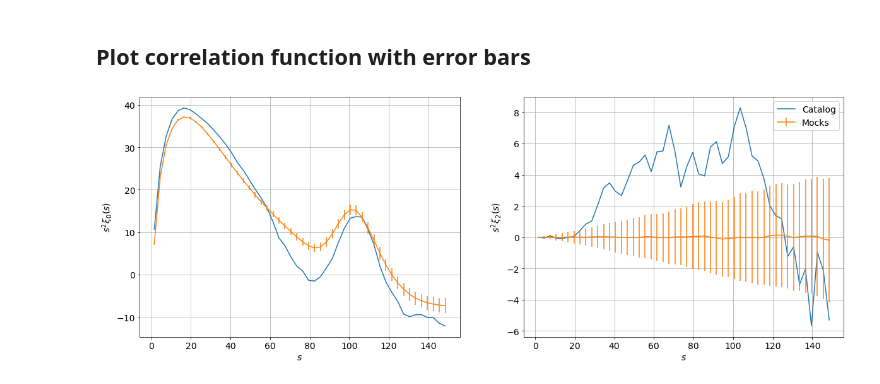
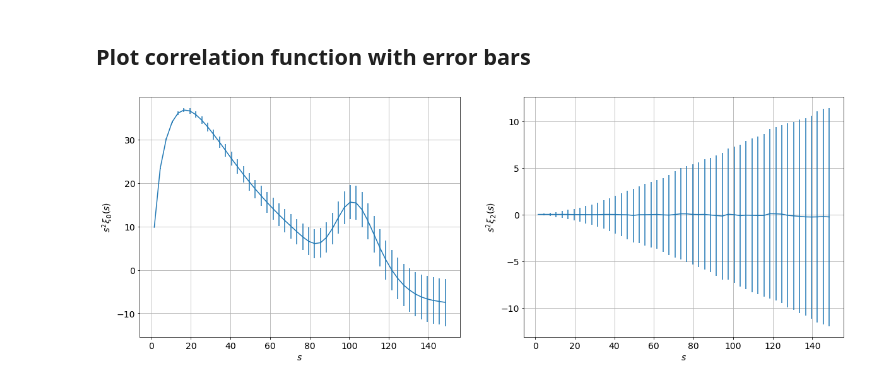
Before and after one commit to mathildepinon/densitysplit, a Jupyter notebook: nb/LogNormalMocks_2PCF.ipynb, the cells around one changed output. Saved outputs shown, nothing was run; the diff lists cells and outputs as text; code cells hidden in the pictures.

```diff
--- a/nb/LogNormalMocks_2PCF.ipynb
+++ b/nb/LogNormalMocks_2PCF.ipynb
@@ -163,21 +39,11 @@ results = generate_N_2PCF(catalog, nmocks=1000, bias=bias, save_each=False)
 # %%
-np.save(output_dir+catalog.name+'_1000_mocks_2PCF', results)
+mocks_results = np.load(output_dir+catalog.name+'_1000_mocks_2PCF.npy', allow_pickle=True)
 # %%
-s = results[0].seps[0][:, 0]
+s = mocks_results[0].seps[0][:, 0]
 # %% [markdown]
 ## Compute covariance matrix
-# %%
-def get_poles(results, ells):
-    nells = len(ells)
-    n = len(results)
-    results_poles = [np.ravel(res.get_corr(ells=ells, return_sep=False)) for res in results]
-    poles = np.mean(results_poles, axis=0)
-    xiell = poles.reshape((nells, len(poles)//nells))
-    cov = np.cov(results_poles, rowvar=False)
-
-    return xiell, cov
 # %%
-ells = (0, 2)
+ells = [0, 2]
 nells = len(ells)
 
-xiell, cov = get_poles(results, ells)
+xiell, cov = get_poles(mocks_results, ells)
@@ -207,18 +52,16 @@ catalog_xiell = catalog_2PCF.get_corr(ells=ells, return_sep=False)
 # %%
 std = np.array_split(np.diag(cov)**0.5, nells)
 
 plt.rcParams["figure.figsize"] = (20, 7)
 
 fig, axes = plt.subplots(1, nells)
 
 for ill,ell in enumerate(ells):
-    axes[ill].plot(s+ill*0.1, s**2 * catalog_xiell[ill], ls='-', label='Catalog')
-    axes[ill].errorbar(s+ill*0.1, s**2 * xiell[ill], s**2 * std[ill], fmt='-', label='Mocks')
+    axes[ill].errorbar(s+ill*0.1, s**2 * xiell[ill], s**2 * std[ill], fmt='-')
     axes[ill].grid(True)
     axes[ill].set_xlabel(r'$s$')
     axes[ill].set_ylabel(r'$s^2 \xi_{}(s)$'.format(ell))
 
-plt.legend()
 plt.show()
 # %% [output]
-[figure, old version]
+[figure, new version]
```
Also changed, not shown: parts of 17 cells of this notebook, 10 other files.
